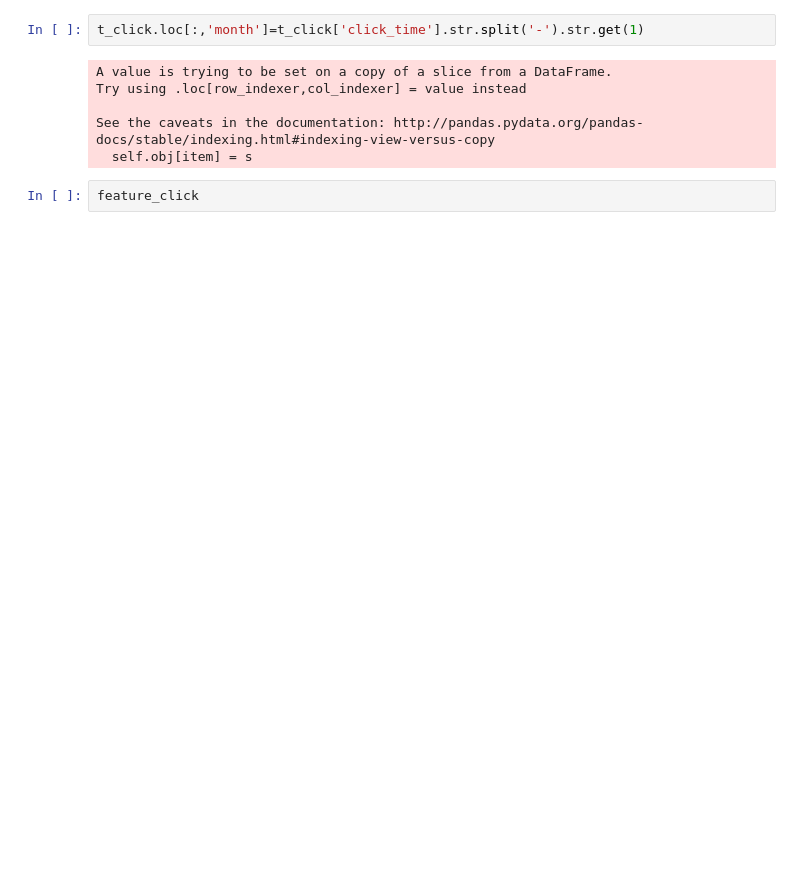
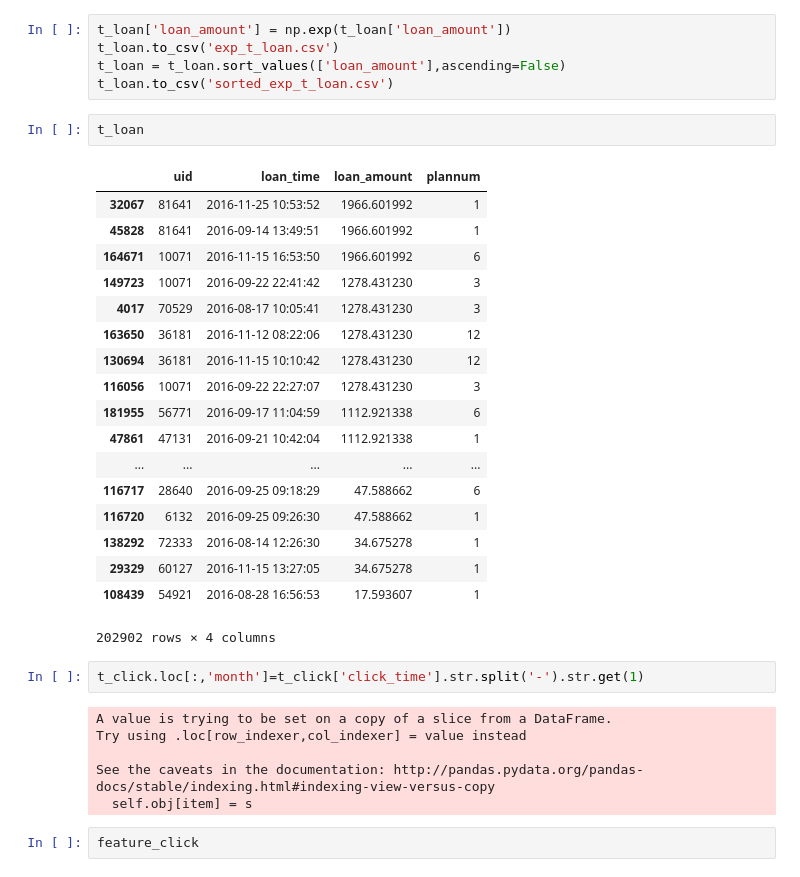
Before and after one commit to lkjie/JDRisk, a Jupyter notebook: jtest.ipynb, the cells around one changed output. Drawn from its saved outputs; the diff is of its cells as text; blank space fills up the shorter version.

```diff
--- a/jtest.ipynb
+++ b/jtest.ipynb
@@ -42,3 +80,29 @@ for day in t_click['day'].drop_duplicates().sort_values():
+# %%
+t_loan['loan_amount'] = np.exp(t_loan['loan_amount'])
+t_loan.to_csv('exp_t_loan.csv')
+t_loan = t_loan.sort_values(['loan_amount'],ascending=False)
+t_loan.to_csv('sorted_exp_t_loan.csv')
+# %%
+t_loan
+# %% [output]
+|  | uid | loan_time | loan_amount | plannum |
+| 32067 | 81641 | 2016-11-25 10:53:52 | 1966.601992 | 1 |
+| 45828 | 81641 | 2016-09-14 13:49:51 | 1966.601992 | 1 |
+| 164671 | 10071 | 2016-11-15 16:53:50 | 1966.601992 | 6 |
+| 149723 | 10071 | 2016-09-22 22:41:42 | 1278.431230 | 3 |
+| 4017 | 70529 | 2016-08-17 10:05:41 | 1278.431230 | 3 |
+| 163650 | 36181 | 2016-11-12 08:22:06 | 1278.431230 | 12 |
+| 130694 | 36181 | 2016-11-15 10:10:42 | 1278.431230 | 12 |
+| 116056 | 10071 | 2016-09-22 22:27:07 | 1278.431230 | 3 |
+| 181955 | 56771 | 2016-09-17 11:04:59 | 1112.921338 | 6 |
+| 47861 | 47131 | 2016-09-21 10:42:04 | 1112.921338 | 1 |
+| ... | ... | ... | ... | ... |
+| 116717 | 28640 | 2016-09-25 09:18:29 | 47.588662 | 6 |
+| 116720 | 6132 | 2016-09-25 09:26:30 | 47.588662 | 1 |
+| 138292 | 72333 | 2016-08-14 12:26:30 | 34.675278 | 1 |
+| 29329 | 60127 | 2016-11-15 13:27:05 | 34.675278 | 1 |
+| 108439 | 54921 | 2016-08-28 16:56:53 | 17.593607 | 1 |
+202902 rows × 4 columns
 # %%
 t_click.loc[:,'month']=t_click['click_time'].str.split('-').str.get(1)
 # %% [output]
```
Also changed, not shown: parts of 12 cells of this notebook, 7 other files.
